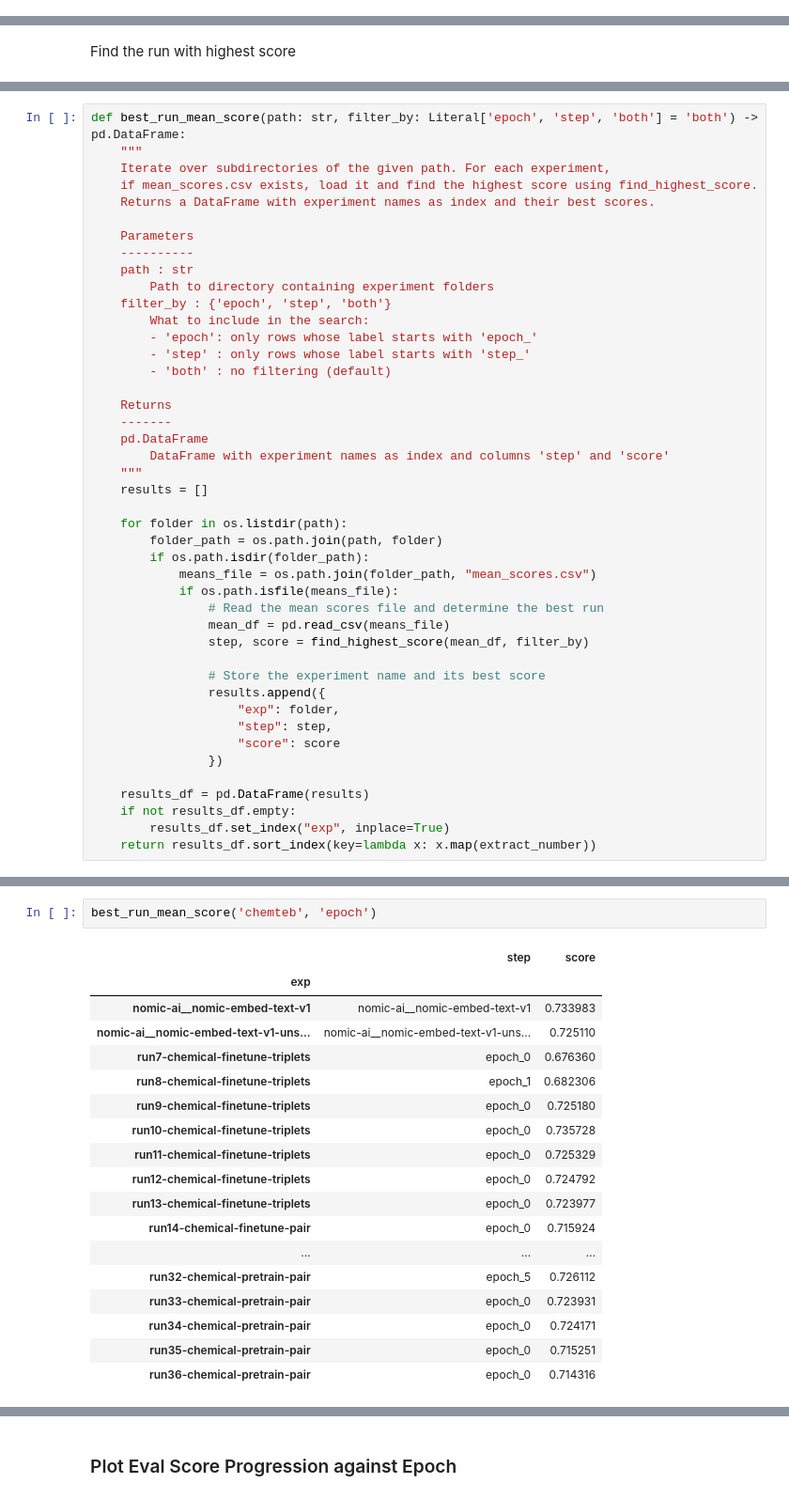
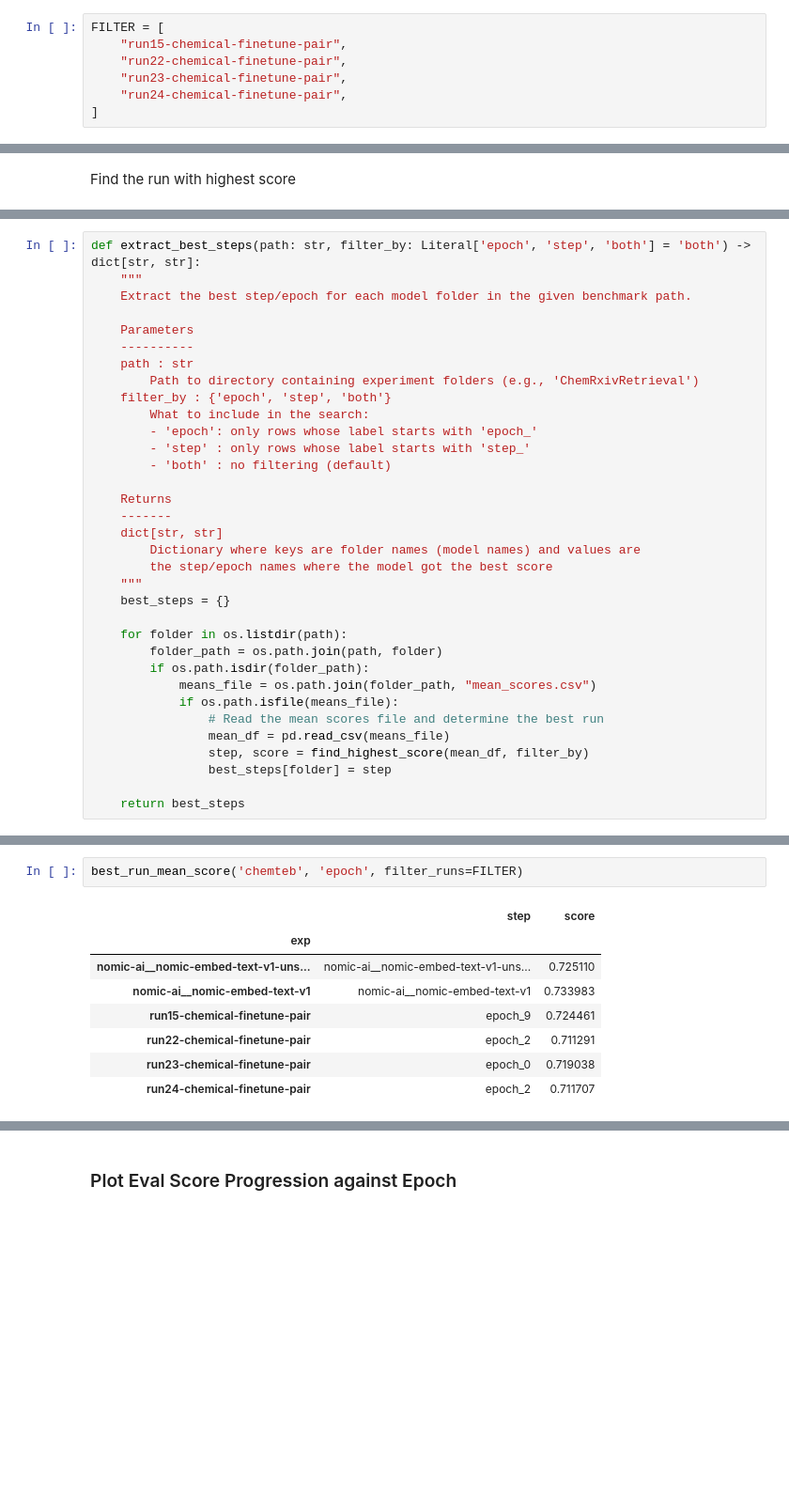
Before and after one commit to HSILA/ChEmbed-Results, a Jupyter notebook: results.ipynb, the cells around one changed output, grey strips where cells are left out. Shown at 94% size. Cells and saved outputs as stored; diff of their text form; blank space fills up the shorter version.

```diff
--- a/results.ipynb
+++ b/results.ipynb
@@ -5,6 +5,13 @@ from typing import Literal, Tuple
 import re
 import mteb
 import os
+# %%
+FILTER = [
+    "run15-chemical-finetune-pair",
+    "run22-chemical-finetune-pair",
+    "run23-chemical-finetune-pair",
+    "run24-chemical-finetune-pair",
+]
 # %%
 def extract_number(s):
     m = re.search(r'\d+', s)
@@ -125,16 +130,14 @@ def find_highest_score(
     max_idx = filtered['score'].idxmax()
     return df.at[max_idx, 'label'], df.at[max_idx, 'score']
 # %%
-def best_run_mean_score(path: str, filter_by: Literal['epoch', 'step', 'both'] = 'both') -> pd.DataFrame:
+def extract_best_steps(path: str, filter_by: Literal['epoch', 'step', 'both'] = 'both') -> dict[str, str]:
     """
-    Iterate over subdirectories of the given path. For each experiment,
-    if mean_scores.csv exists, load it and find the highest score using find_highest_score.
-    Returns a DataFrame with experiment names as index and their best scores.
+    Extract the best step/epoch for each model folder in the given benchmark path.
 
     Parameters
     ----------
     path : str
-        Path to directory containing experiment folders
+        Path to directory containing experiment folders (e.g., 'ChemRxivRetrieval')
     filter_by : {'epoch', 'step', 'both'}
         What to include in the search:
         - 'epoch': only rows whose label starts with 'epoch_'
@@ -143,10 +146,11 @@ def best_run_mean_score(path: str, filter_by: Literal['epoch', 'step', 'both'] =
 
     Returns
     -------
-    pd.DataFrame
-        DataFrame with experiment names as index and columns 'step' and 'score'
+    dict[str, str]
+        Dictionary where keys are folder names (model names) and values are
+        the step/epoch names where the model got the best score
     """
-    results = []
+    best_steps = {}
 
     for folder in os.listdir(path):
         folder_path = os.path.join(path, folder)
@@ -156,15 +160,6 @@ def best_run_mean_score(path: str, filter_by: Literal['epoch', 'step', 'both'] =
                 # Read the mean scores file and determine the best run
                 mean_df = pd.read_csv(means_file)
                 step, score = find_highest_score(mean_df, filter_by)
+                best_steps[folder] = step
 
-                # Store the experiment name and its best score
-                results.append({
-                    "exp": folder,
-                    "step": step,
-                    "score": score
-                })
-
-    results_df = pd.DataFrame(results)
-    if not results_df.empty:
-        results_df.set_index("exp", inplace=True)
-    return results_df.sort_index(key=lambda x: x.map(extract_number))
+    return best_steps
@@ -171,22 +235,12 @@ def best_run_mean_score(path: str, filter_by: Literal['epoch', 'step', 'both'] =
 # %%
-best_run_mean_score('chemteb', 'epoch')
+best_run_mean_score('chemteb', 'epoch', filter_runs=FILTER)
 # %% [output]
 |  | step | score |
 | exp |  |  |
+| nomic-ai__nomic-embed-text-v1-uns... | nomic-ai__nomic-embed-text-v1-uns... | 0.725110 |
 | nomic-ai__nomic-embed-text-v1 | nomic-ai__nomic-embed-text-v1 | 0.733983 |
-| nomic-ai__nomic-embed-text-v1-uns... | nomic-ai__nomic-embed-text-v1-uns... | 0.725110 |
-| run7-chemical-finetune-triplets | epoch_0 | 0.676360 |
-| run8-chemical-finetune-triplets | epoch_1 | 0.682306 |
-| run9-chemical-finetune-triplets | epoch_0 | 0.725180 |
-| run10-chemical-finetune-triplets | epoch_0 | 0.735728 |
-| run11-chemical-finetune-triplets | epoch_0 | 0.725329 |
-| run12-chemical-finetune-triplets | epoch_0 | 0.724792 |
-| run13-chemical-finetune-triplets | epoch_0 | 0.723977 |
-| run14-chemical-finetune-pair | epoch_0 | 0.715924 |
-| ... | ... | ... |
-| run32-chemical-pretrain-pair | epoch_5 | 0.726112 |
-| run33-chemical-pretrain-pair | epoch_0 | 0.723931 |
-| run34-chemical-pretrain-pair | epoch_0 | 0.724171 |
-| run35-chemical-pretrain-pair | epoch_0 | 0.715251 |
-| run36-chemical-pretrain-pair | epoch_0 | 0.714316 |
+| run15-chemical-finetune-pair | epoch_9 | 0.724461 |
+| run22-chemical-finetune-pair | epoch_2 | 0.711291 |
+| run23-chemical-finetune-pair | epoch_0 | 0.719038 |
+| run24-chemical-finetune-pair | epoch_2 | 0.711707 |
 # %%
```
Also changed, not shown: parts of 25 cells of this notebook, 1 other file.
